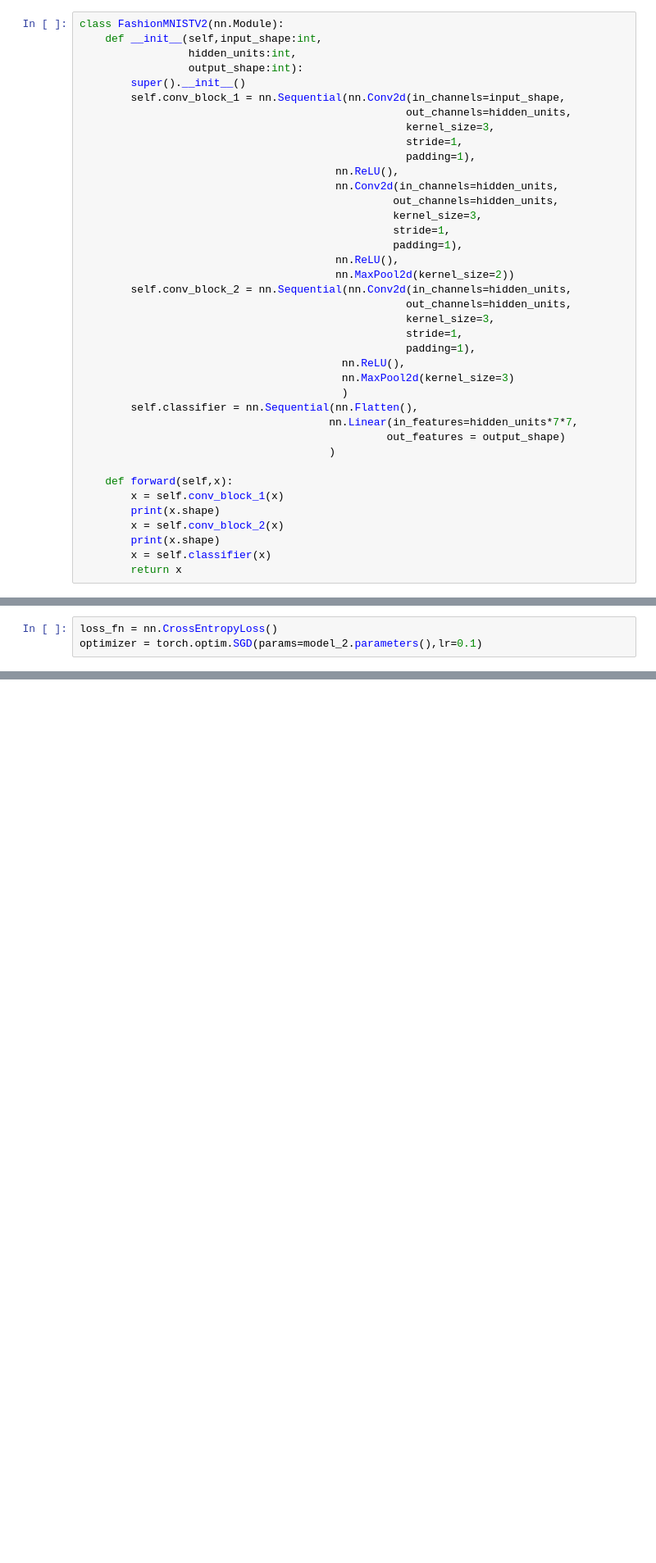
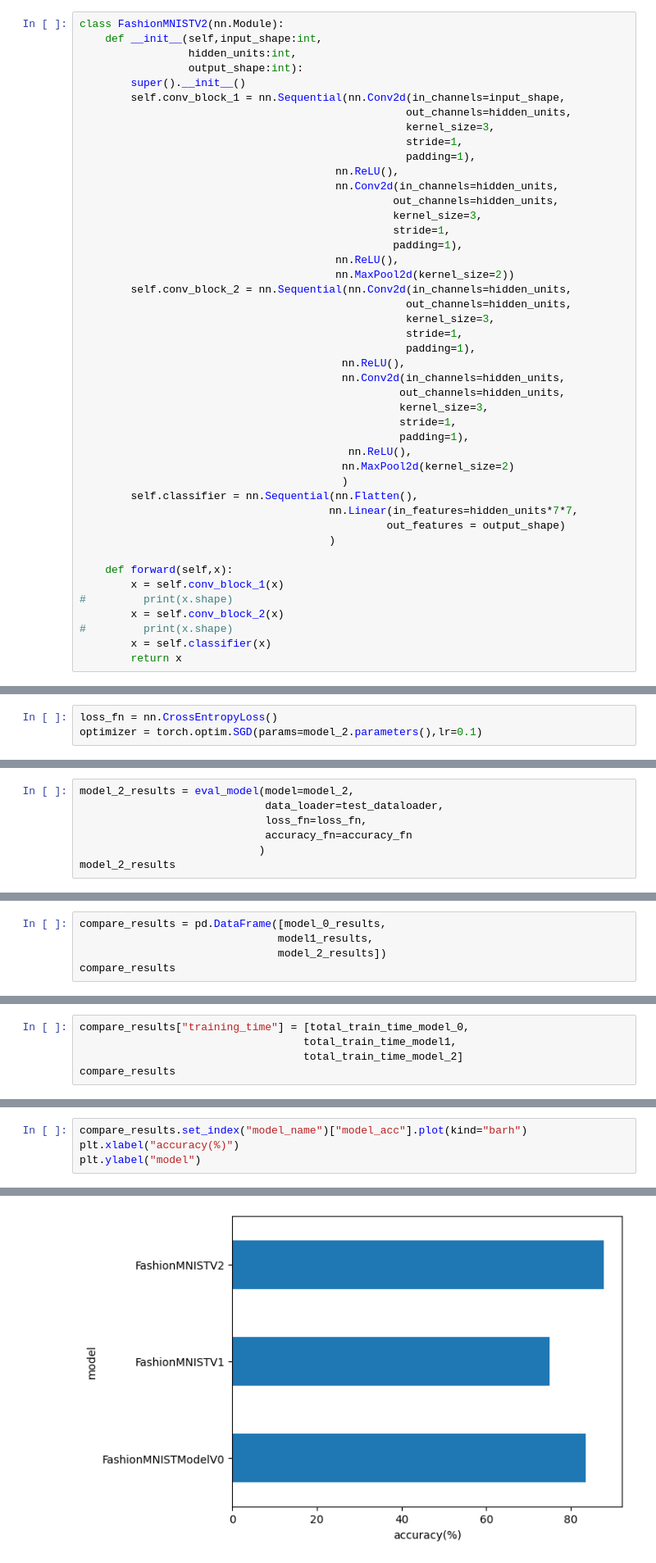
Before and after one commit to Nayan-CA/DataScience, a Jupyter notebook: pytorch-computer-vision.ipynb, the cells around one changed output, grey strips where cells are left out. Shown at 82% size. Saved outputs shown, nothing was run; the diff lists cells and outputs as text; blank space fills up the shorter version.

```diff
--- a/pytorch-computer-vision.ipynb
+++ b/pytorch-computer-vision.ipynb
@@ -631,7 +615,13 @@ class FashionMNISTV2(nn.Module):
                                                    stride=1,
                                                    padding=1),
                                          nn.ReLU(),
-                                         nn.MaxPool2d(kernel_size=3)
+                                         nn.Conv2d(in_channels=hidden_units,
+                                                  out_channels=hidden_units,
+                                                  kernel_size=3,
+                                                  stride=1,
+                                                  padding=1),
+                                          nn.ReLU(),
+                                         nn.MaxPool2d(kernel_size=2)
                                          )
         self.classifier = nn.Sequential(nn.Flatten(),
                                        nn.Linear(in_features=hidden_units*7*7,
@@ -640,8 +630,8 @@ class FashionMNISTV2(nn.Module):
 
     def forward(self,x):
         x = self.conv_block_1(x)
-        print(x.shape)
+#         print(x.shape)
         x = self.conv_block_2(x)
-        print(x.shape)
+#         print(x.shape)
         x = self.classifier(x)
         return x
@@ -767,0 +769,7 @@ OrderedDict([('conv_block_1.0.weight',
+# %%
+model_2_results = eval_model(model=model_2,
+                             data_loader=test_dataloader,
+                             loss_fn=loss_fn,
+                             accuracy_fn=accuracy_fn
+                            )
+model_2_results
@@ -767,0 +780,5 @@ OrderedDict([('conv_block_1.0.weight',
+# %%
+compare_results = pd.DataFrame([model_0_results,
+                               model1_results,
+                               model_2_results])
+compare_results
@@ -767,0 +790,5 @@ OrderedDict([('conv_block_1.0.weight',
+# %%
+compare_results["training_time"] = [total_train_time_model_0,
+                                   total_train_time_model1,
+                                   total_train_time_model_2]
+compare_results
@@ -767,0 +800,5 @@ OrderedDict([('conv_block_1.0.weight',
+# %%
+compare_results.set_index("model_name")["model_acc"].plot(kind="barh")
+plt.xlabel("accuracy(%)")
+plt.ylabel("model")
+# %% [output]
@@ -767,0 +806 @@ OrderedDict([('conv_block_1.0.weight',
+[figure, added]
```
Also changed, not shown: parts of 26 cells of this notebook.
